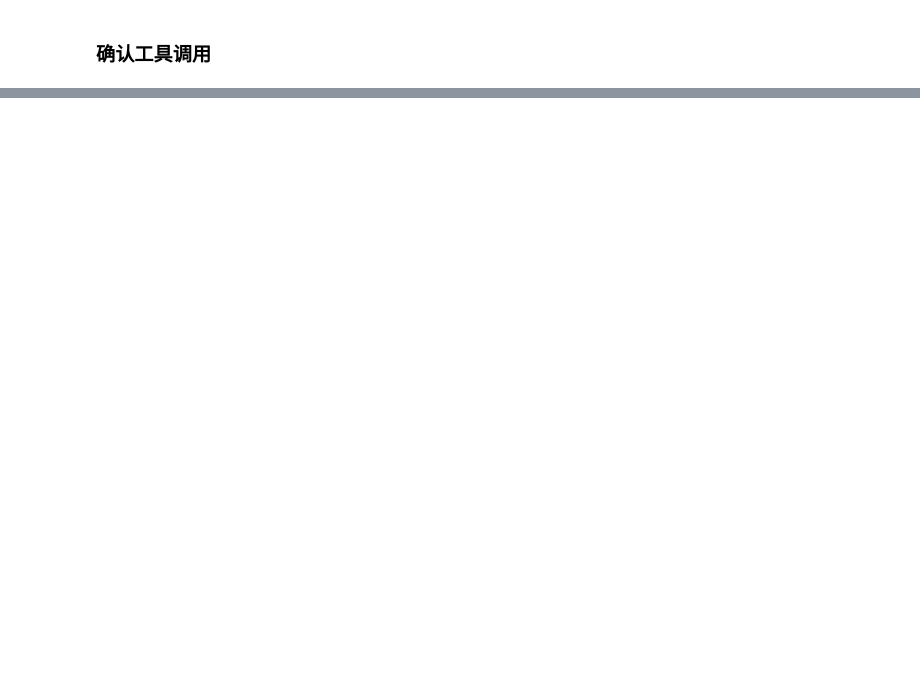
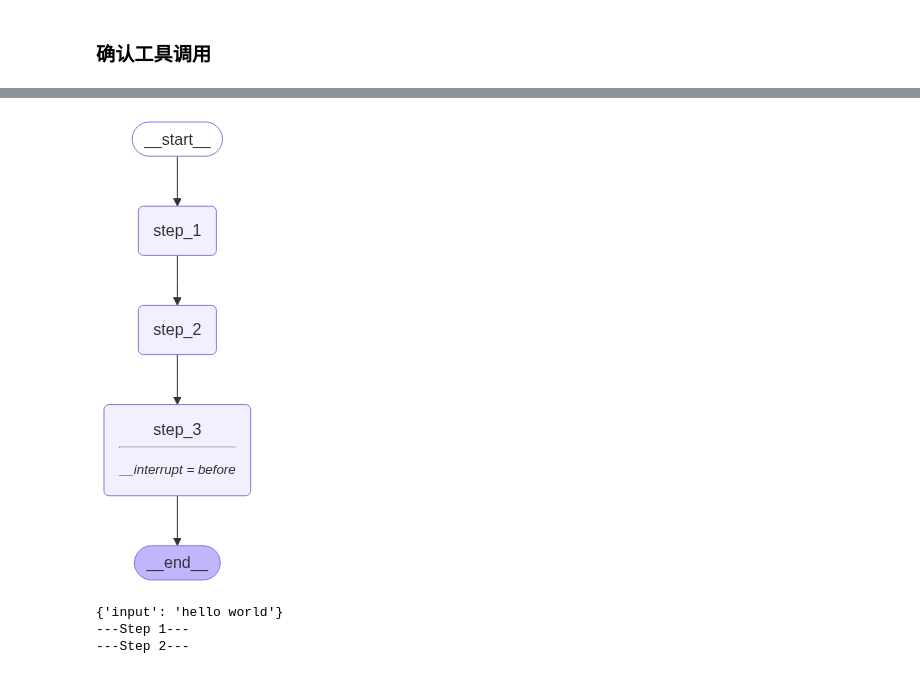
Before and after one commit to barry166/langgraph-dev, a Jupyter notebook: human-in-the-loop.ipynb, the cells around one changed output, grey strips where cells are left out. Drawn from its saved outputs; the diff is of its cells as text; code cells hidden in the pictures; blank space fills up the shorter version.

```diff
--- a/human-in-the-loop.ipynb
+++ b/human-in-the-loop.ipynb
@@ -325,0 +357,69 @@ for chunk in agent_executor.stream(
+# %%
+from IPython.display import Image, display
+from typing_extensions import TypedDict
+
+from langgraph.checkpoint.memory import InMemorySaver
+from langgraph.graph import StateGraph, START, END
+
+
+class State(TypedDict):
+    input: str
+
+
+def step_1(state):
+    print("---Step 1---")
+    pass
+
+
+def step_2(state):
+    print("---Step 2---")
+    pass
+
+
+def step_3(state):
+    print("---Step 3---")
+    pass
+
+
+builder = StateGraph(State)
+builder.add_node("step_1", step_1)
+builder.add_node("step_2", step_2)
+builder.add_node("step_3", step_3)
+builder.add_edge(START, "step_1")
+builder.add_edge("step_1", "step_2")
+builder.add_edge("step_2", "step_3")
+builder.add_edge("step_3", END)
+
+# Set up a checkpointer
+checkpointer = InMemorySaver() # (1)!
+
+graph = builder.compile(
+    checkpointer=checkpointer, # (2)!
+    interrupt_before=["step_3"] # (3)!
+)
+
+config = {
+    "configurable": {
+        "thread_id": "some_thread"
+    }
+}
+
+# View
+display(Image(graph.get_graph().draw_mermaid_png()))
+# %% [output]
+[figure, added]
+# %%
+# 运行到节点打断
+# Input
+initial_input = {"input": "hello world"}
+
+# Thread
+thread = {"configurable": {"thread_id": "1"}}
+
+# Run the graph until the first interruption
+for event in graph.stream(initial_input, thread, stream_mode="values"):
+    print(event)
+# %% [output]
+{'input': 'hello world'}
+---Step 1---
+---Step 2---
```
Also changed, not shown: parts of 12 cells of this notebook, 1 other file.
